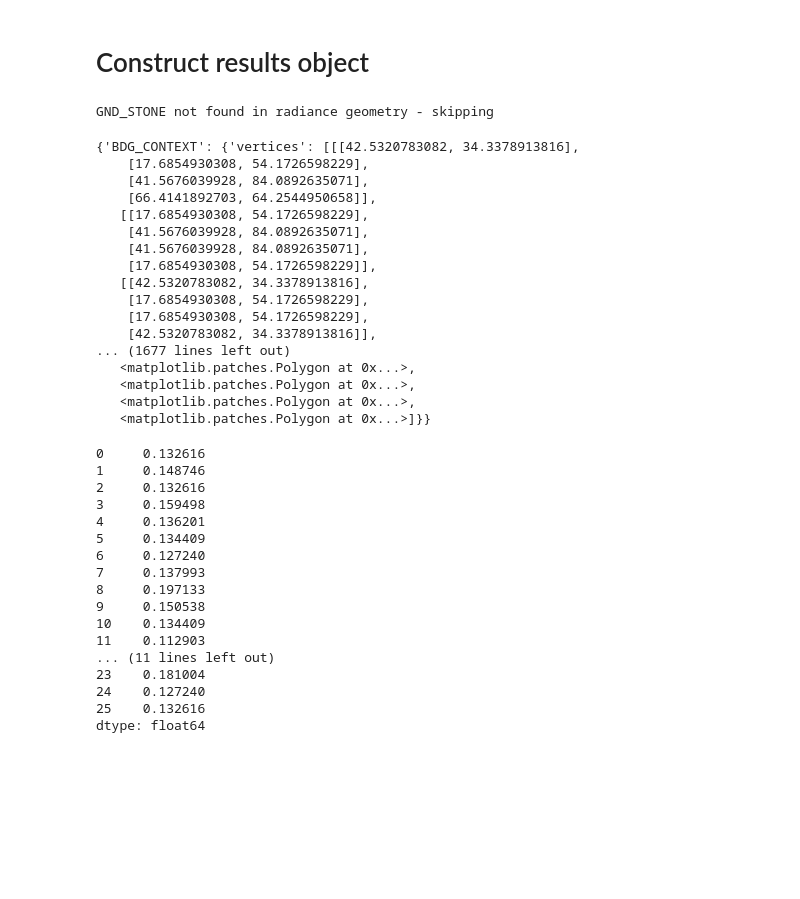
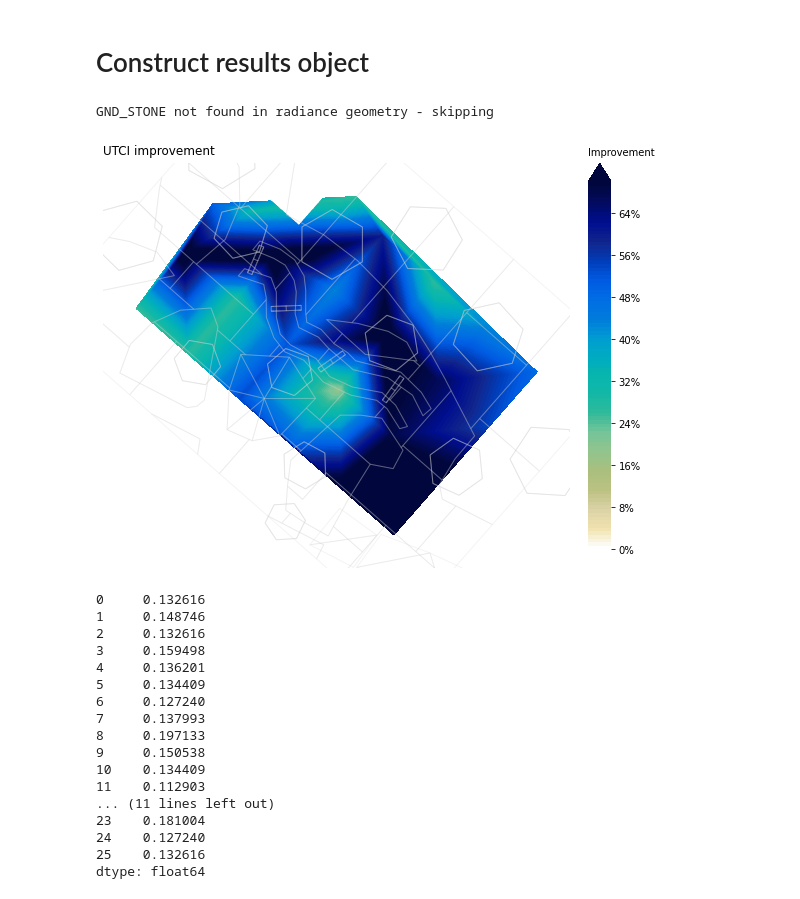
Before and after one commit to tg359/oshe, a Jupyter notebook: Postprocess.ipynb, the cells around one changed output. Drawn from its saved outputs; the diff is of its cells as text; code cells hidden in the pictures; blank space fills up the shorter version.

Commit message:
Added plan plot methods

```diff
--- a/Postprocess.ipynb
+++ b/Postprocess.ipynb
@@ -179,40 +179,23 @@ UTCI calculated and written to ./projects/EXAMPLE\result.utci
 # %%
 utci = tc.plot2.UTCI(of_utci, universal_thermal_climate_index, points)
 
 # utci.comfort_in_period(utci.mask_shoulder_all)
 # utci.reduction_in_period(utci.mask_october_morning, threshold=4)
 # utci.reduction_summary()
 # tc.plot2.utci_comfort_heatmap(utci.utci[0].values, close=False)
 # tc.plot2.utci_day_comparison(utci.utci_openfield, utci.utci[12].values, months=[1, 2, 5, 10], names=["var1", "var2"])
 # tc.plot2.utci_reduction_heatmap(utci.utci_difference[0].values, close=False)
 
 rad_files = [
     r"C:\Users\tgerrish\Documents\GitHub\oshe\projects\EXAMPLE\gridbased_annual\scene\glazing\EXAMPLE..glz.rad",
     r"C:\Users\tgerrish\Documents\GitHub\oshe\projects\EXAMPLE\gridbased_annual\scene\opaque\EXAMPLE..opq.rad"
 ]
 
-for k, v in tc.plot2.load_radiance_geometries(rad_files, underlay=False).items():
-    p = PatchCollection(patches, match_original=True)
-    ax.add_collection(p)
+# utci.plot_context(rad_files, pts=True, label_pts=True, highlight_pt=[100], tone_color="k", save_path=None, close=False)
+utci.plot_contour(_type="improvement", mask=utci.mask_may_morning, rad_files=rad_files, clip=boundary, title=None, tone_color="k", save_path=None, close=False)
 # %% [output]
 GND_STONE not found in radiance geometry - skipping
-{'BDG_CONTEXT': {'vertices': [[[42.5320783082, 34.3378913816],
-    [17.6854930308, 54.1726598229],
-    [41.5676039928, 84.0892635071],
-    [66.4141892703, 64.2544950658]],
-   [[17.6854930308, 54.1726598229],
-    [41.5676039928, 84.0892635071],
-    [41.5676039928, 84.0892635071],
-    [17.6854930308, 54.1726598229]],
-   [[42.5320783082, 34.3378913816],
-    [17.6854930308, 54.1726598229],
-    [17.6854930308, 54.1726598229],
-    [42.5320783082, 34.3378913816]],
-... (1677 lines left out)
-   <matplotlib.patches.Polygon at 0x...>,
-   <matplotlib.patches.Polygon at 0x...>,
-   <matplotlib.patches.Polygon at 0x...>,
-   <matplotlib.patches.Polygon at 0x...>]}}
+[figure, added]
 # %%
 # %% [output]
 0     0.132616
```
Also changed, not shown: 3 other files.
